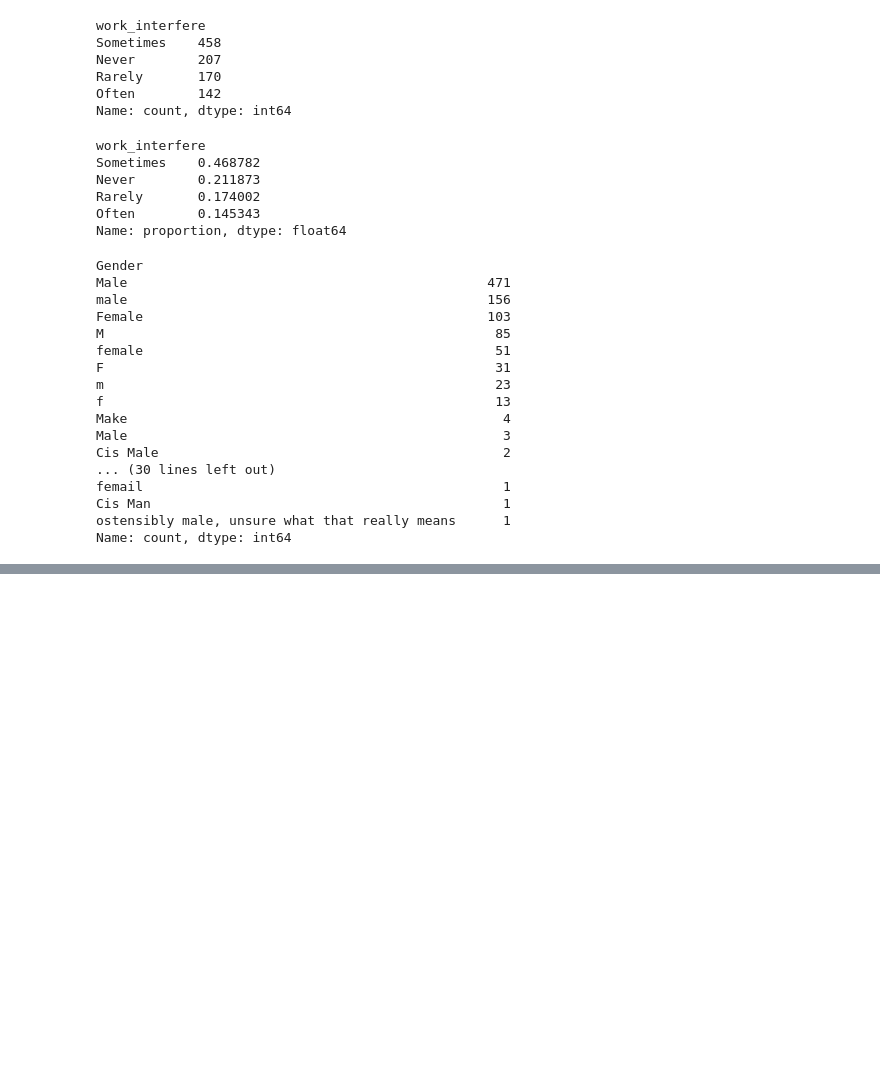
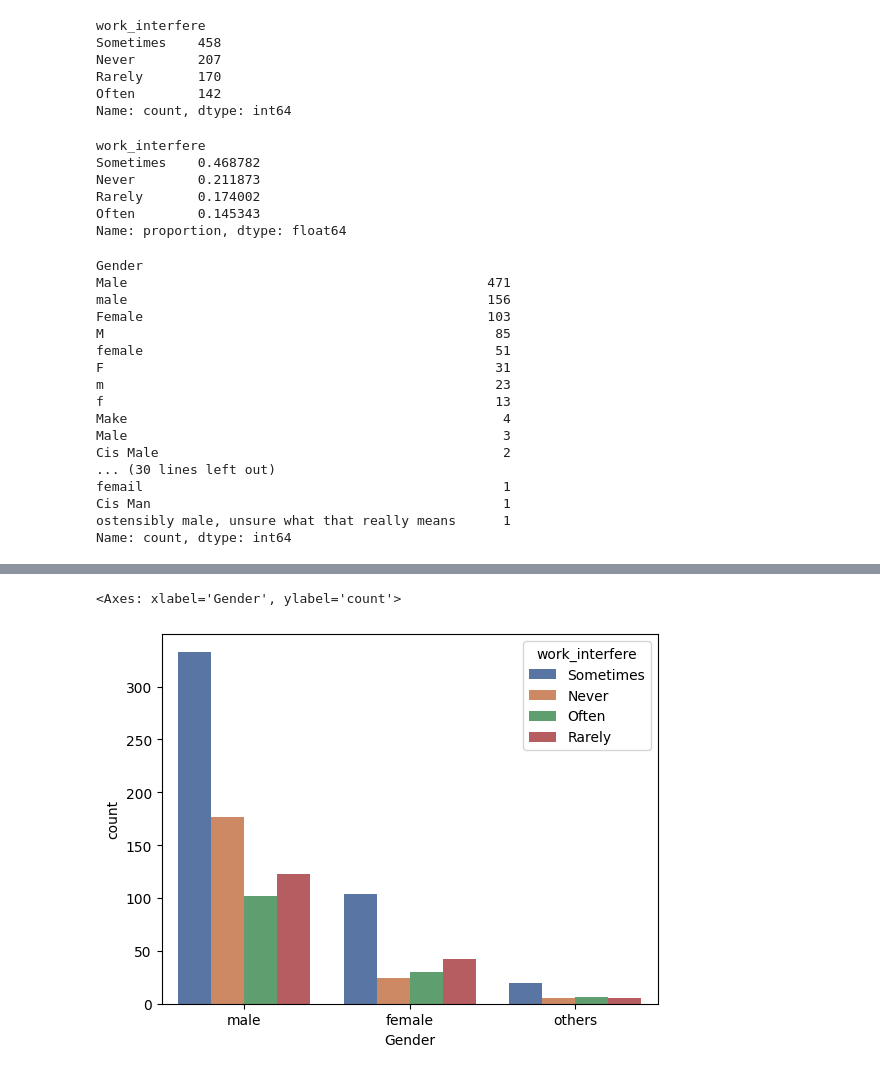
Before and after one commit to AlvaroPicaza/data-analytics-portfolio, a Jupyter notebook: Salud mental tecnología/notebooks/mentalHealthTech.ipynb, the cells around one changed output, grey strips where cells are left out. Saved outputs shown, nothing was run; the diff lists cells and outputs as text; code cells hidden in the pictures; blank space fills up the shorter version.

```diff
--- a/Salud mental tecnología/notebooks/mentalHealthTech.ipynb
+++ b/Salud mental tecnología/notebooks/mentalHealthTech.ipynb
@@ -129,5 +129,8 @@ survey = survey.dropna(subset=['CleanedAge'])
 survey['Age'] = survey.loc[:,'CleanedAge'].astype(int)
 # %%
 survey = survey.drop(columns = 'CleanedAge')
+# %%
+#Creamos una columna para el rango de edades de los participantes
+survey['GrupoEdad'] = pd.cut(survey['Age'],bins=[18,25,35,45,60,float('inf')],labels=['18-25','26-35','36-45','46-60','+60'],right=False)
 # %%
 survey.to_excel("C:/Users/garci/Desktop/Data analytics/Analisis/Salud mental tecnologia/2014/cleanedDataset.xlsx")
@@ -133,0 +159,3 @@ survey.to_excel("C:/Users/garci/Desktop/Data analytics/Analisis/Salud mental tec
+# %%
+survey = survey.drop(columns='Timestamp')
+survey = survey.drop(columns='comments')
@@ -133,0 +186,8 @@ survey.to_excel("C:/Users/garci/Desktop/Data analytics/Analisis/Salud mental tec
+# %%
+#y = survey['work_interfere']
+#barra1 = survey
+
+sns.countplot(survey, x="Gender", hue="work_interfere",palette="deep")
+# %% [output]
+<Axes: xlabel='Gender', ylabel='count'>
+[figure, added]
```
Also changed, not shown: parts of 8 cells of this notebook.
